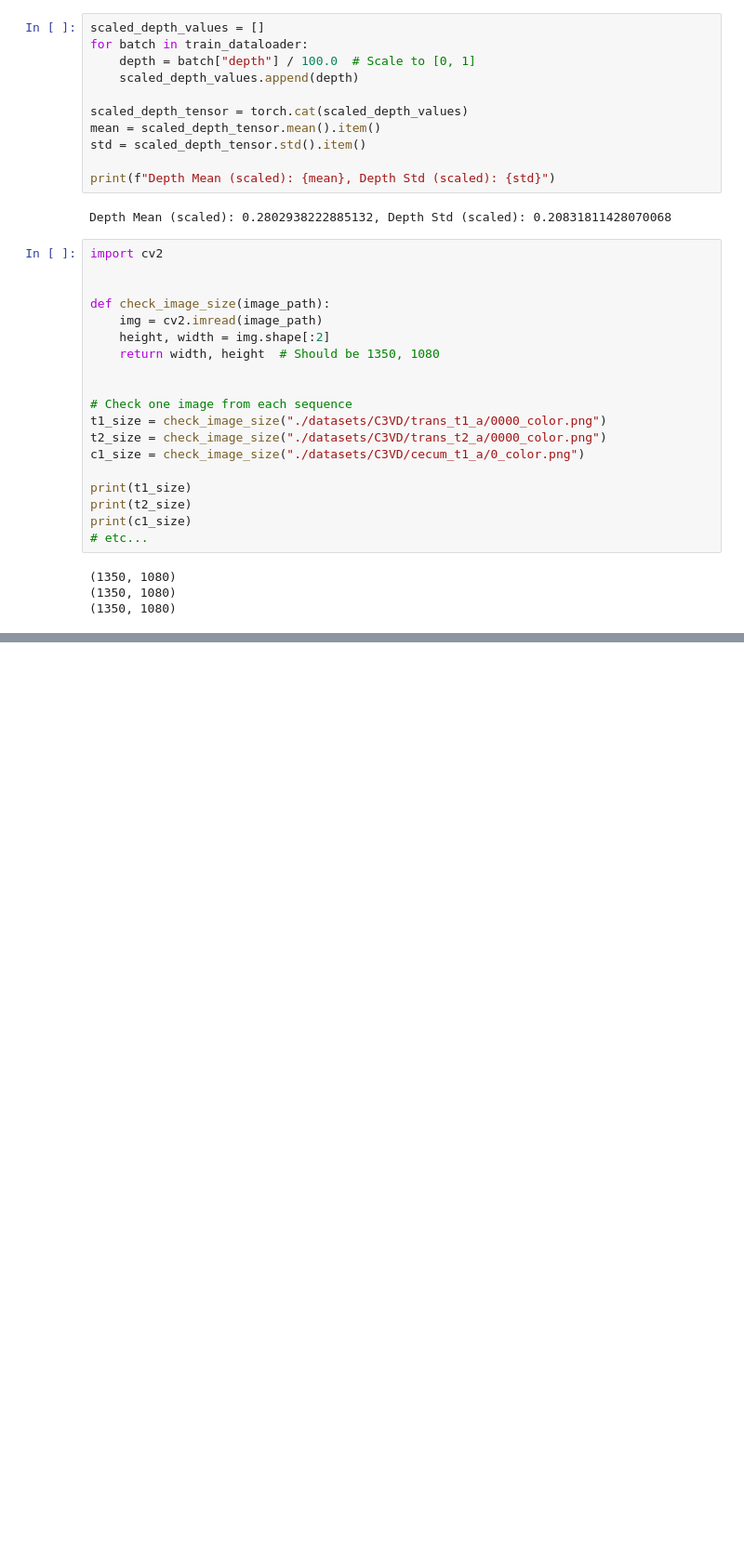
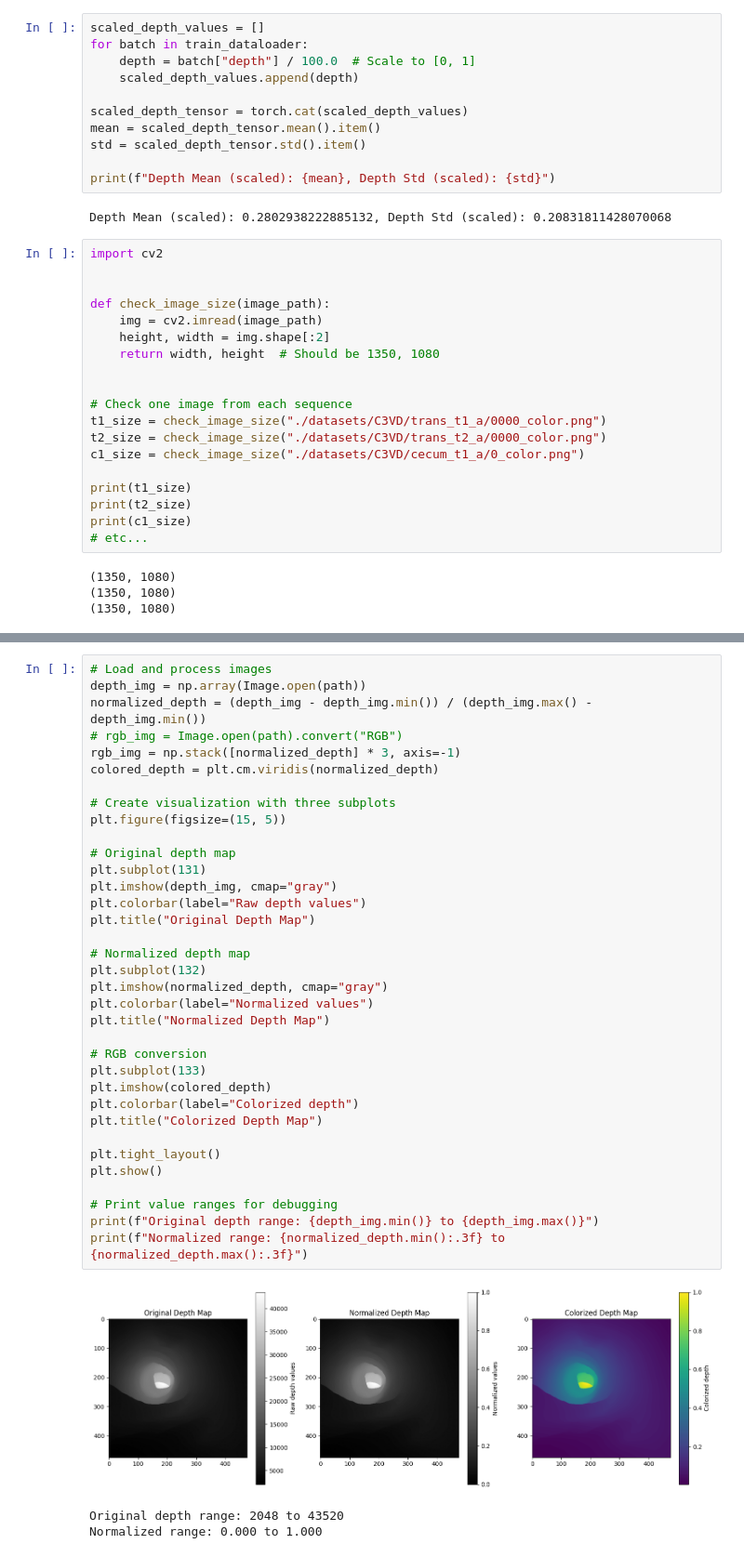
Before and after one commit to prototypeanugrah/Enhanced-3D-Reconstruction-in-Colonoscopy-Using-Monocular-Depth-and-Pose-Estimation, a Jupyter notebook: random_scripts/testing.ipynb, the cells around one changed output, grey strips where cells are left out. Shown at 93% size. Saved outputs shown, nothing was run; the diff lists cells and outputs as text; blank space fills up the shorter version.

```diff
--- a/random_scripts/testing.ipynb
+++ b/random_scripts/testing.ipynb
@@ -486,0 +535,39 @@ print(c1_size)
+# %%
+# Load and process images
+depth_img = np.array(Image.open(path))
+normalized_depth = (depth_img - depth_img.min()) / (depth_img.max() - depth_img.min())
+# rgb_img = Image.open(path).convert("RGB")
+rgb_img = np.stack([normalized_depth] * 3, axis=-1)
+colored_depth = plt.cm.viridis(normalized_depth)
+
+# Create visualization with three subplots
+plt.figure(figsize=(15, 5))
+
+# Original depth map
+plt.subplot(131)
+plt.imshow(depth_img, cmap="gray")
+plt.colorbar(label="Raw depth values")
+plt.title("Original Depth Map")
+
+# Normalized depth map
+plt.subplot(132)
+plt.imshow(normalized_depth, cmap="gray")
+plt.colorbar(label="Normalized values")
+plt.title("Normalized Depth Map")
+
+# RGB conversion
+plt.subplot(133)
+plt.imshow(colored_depth)
+plt.colorbar(label="Colorized depth")
+plt.title("Colorized Depth Map")
+
+plt.tight_layout()
+plt.show()
+
+# Print value ranges for debugging
+print(f"Original depth range: {depth_img.min()} to {depth_img.max()}")
+print(f"Normalized range: {normalized_depth.min():.3f} to {normalized_depth.max():.3f}")
+# %% [output]
+[figure, added]
+Original depth range: 2048 to 43520
+Normalized range: 0.000 to 1.000
```
Also changed, not shown: parts of 8 cells of this notebook, 1 other file.
